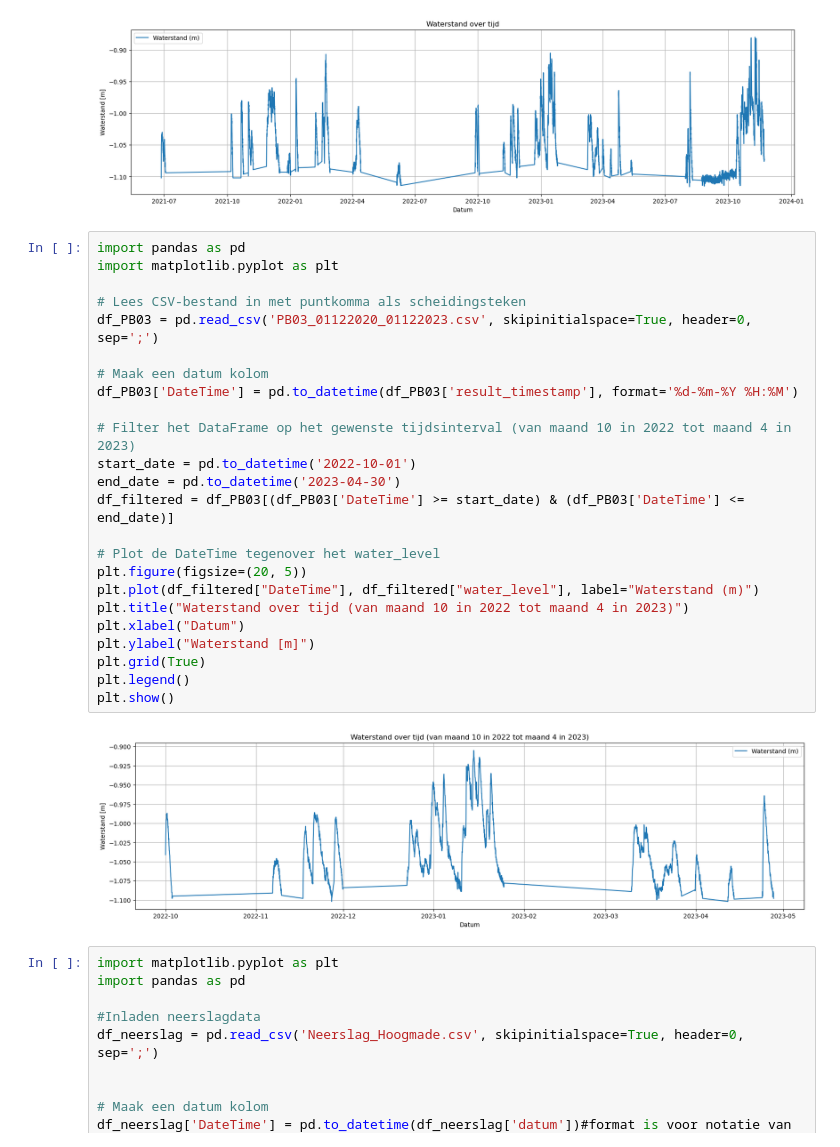
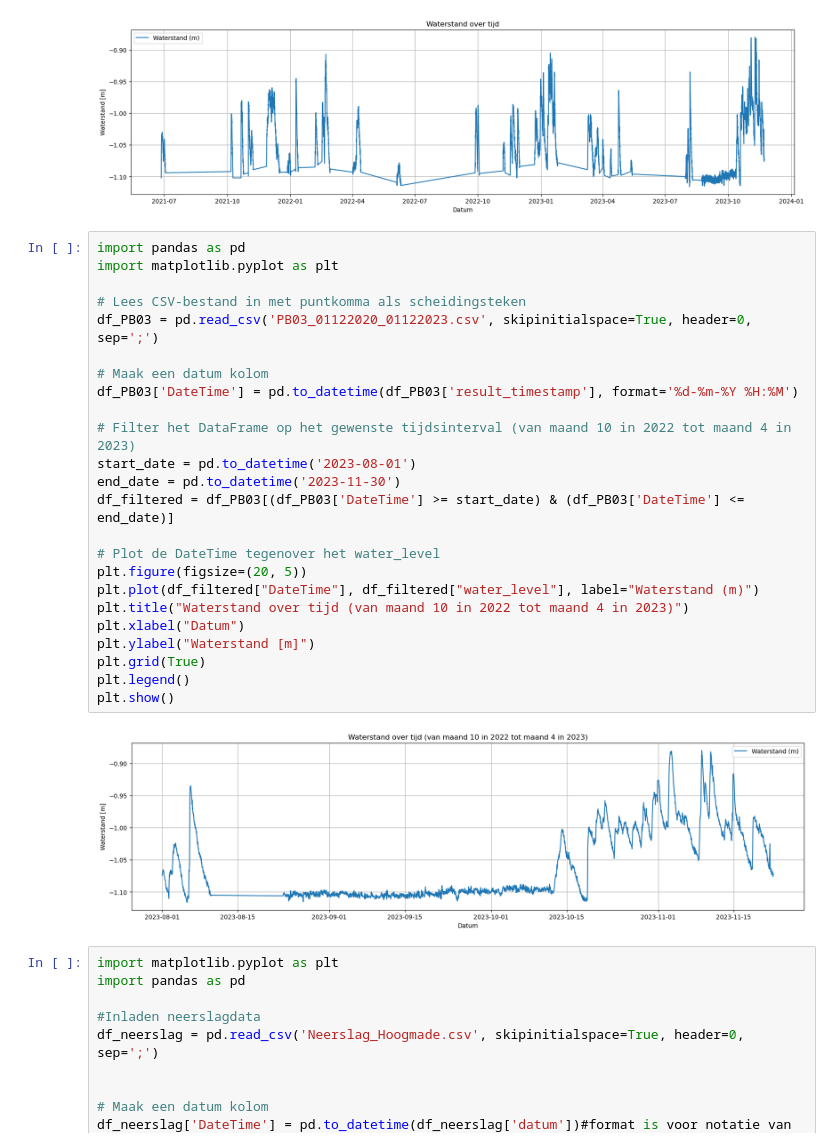
Before and after one commit to Dim277/Casus_waterbergende_weg, a Jupyter notebook: TesTies.ipynb, the cells around one changed output. Cells and saved outputs as stored; diff of their text form.

```diff
--- a/TesTies.ipynb
+++ b/TesTies.ipynb
@@ -136,29 +136,29 @@ plt.show()
 # %%
 import pandas as pd
 import matplotlib.pyplot as plt
 
 # Lees CSV-bestand in met puntkomma als scheidingsteken
 df_PB03 = pd.read_csv('PB03_01122020_01122023.csv', skipinitialspace=True, header=0, sep=';')
 
 # Maak een datum kolom
 df_PB03['DateTime'] = pd.to_datetime(df_PB03['result_timestamp'], format='%d-%m-%Y %H:%M')
 
 # Filter het DataFrame op het gewenste tijdsinterval (van maand 10 in 2022 tot maand 4 in 2023)
-start_date = pd.to_datetime('2022-10-01')
-end_date = pd.to_datetime('2023-04-30')
+start_date = pd.to_datetime('2023-08-01')
+end_date = pd.to_datetime('2023-11-30')
 df_filtered = df_PB03[(df_PB03['DateTime'] >= start_date) & (df_PB03['DateTime'] <= end_date)]
 
 # Plot de DateTime tegenover het water_level
 plt.figure(figsize=(20, 5))
 plt.plot(df_filtered["DateTime"], df_filtered["water_level"], label="Waterstand (m)")
 plt.title("Waterstand over tijd (van maand 10 in 2022 tot maand 4 in 2023)")
 plt.xlabel("Datum")
 plt.ylabel("Waterstand [m]")
 plt.grid(True)
 plt.legend()
 plt.show()
 # %% [output]
-[figure, old version]
+[figure, new version]
 # %%
 import matplotlib.pyplot as plt
 import pandas as pd
```
